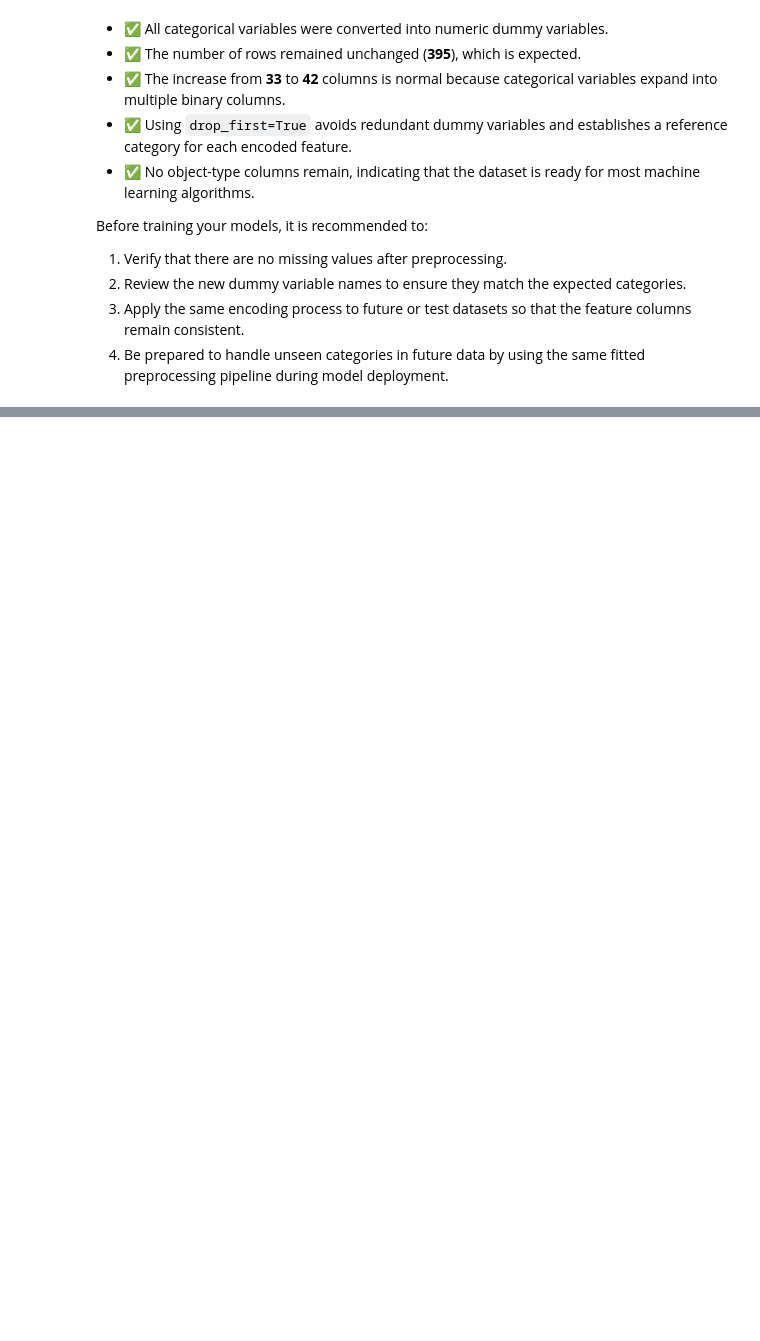
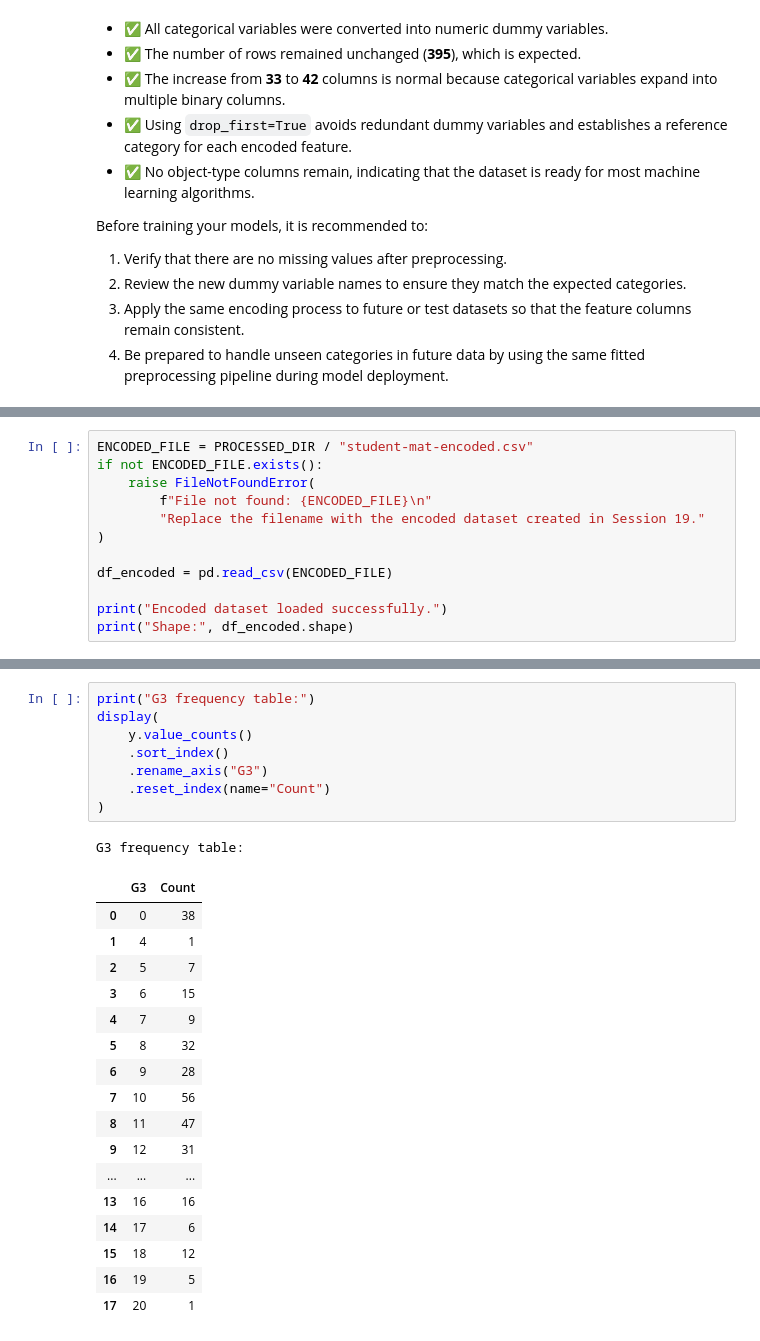
Before and after one commit to NDracorex/student-performance-ml, a Jupyter notebook: notebooks/04_feature_engineering.ipynb, the cells around one changed output, grey strips where cells are left out. Saved outputs shown, nothing was run; the diff lists cells and outputs as text; blank space fills up the shorter version.

```diff
--- a/notebooks/04_feature_engineering.ipynb
+++ b/notebooks/04_feature_engineering.ipynb
@@ -908,0 +939,12 @@ Before training your models, it is recommended to:
+# %%
+ENCODED_FILE = PROCESSED_DIR / "student-mat-encoded.csv"
+if not ENCODED_FILE.exists():
+    raise FileNotFoundError(
+        f"File not found: {ENCODED_FILE}\n"
+        "Replace the filename with the encoded dataset created in Session 19."
+)
+
+df_encoded = pd.read_csv(ENCODED_FILE)
+
+print("Encoded dataset loaded successfully.")
+print("Shape:", df_encoded.shape)
@@ -908,0 +1149,27 @@ Before training your models, it is recommended to:
+# %%
+print("G3 frequency table:")
+display(
+    y.value_counts()
+    .sort_index()
+    .rename_axis("G3")
+    .reset_index(name="Count")
+)
+# %% [output]
+G3 frequency table:
+|  | G3 | Count |
+| 0 | 0 | 38 |
+| 1 | 4 | 1 |
+| 2 | 5 | 7 |
+| 3 | 6 | 15 |
+| 4 | 7 | 9 |
+| 5 | 8 | 32 |
+| 6 | 9 | 28 |
+| 7 | 10 | 56 |
+| 8 | 11 | 47 |
+| 9 | 12 | 31 |
+| ... | ... | ... |
+| 13 | 16 | 16 |
+| 14 | 17 | 6 |
+| 15 | 18 | 12 |
+| 16 | 19 | 5 |
+| 17 | 20 | 1 |
```
Also changed, not shown: parts of 35 cells of this notebook, 2 other files.
